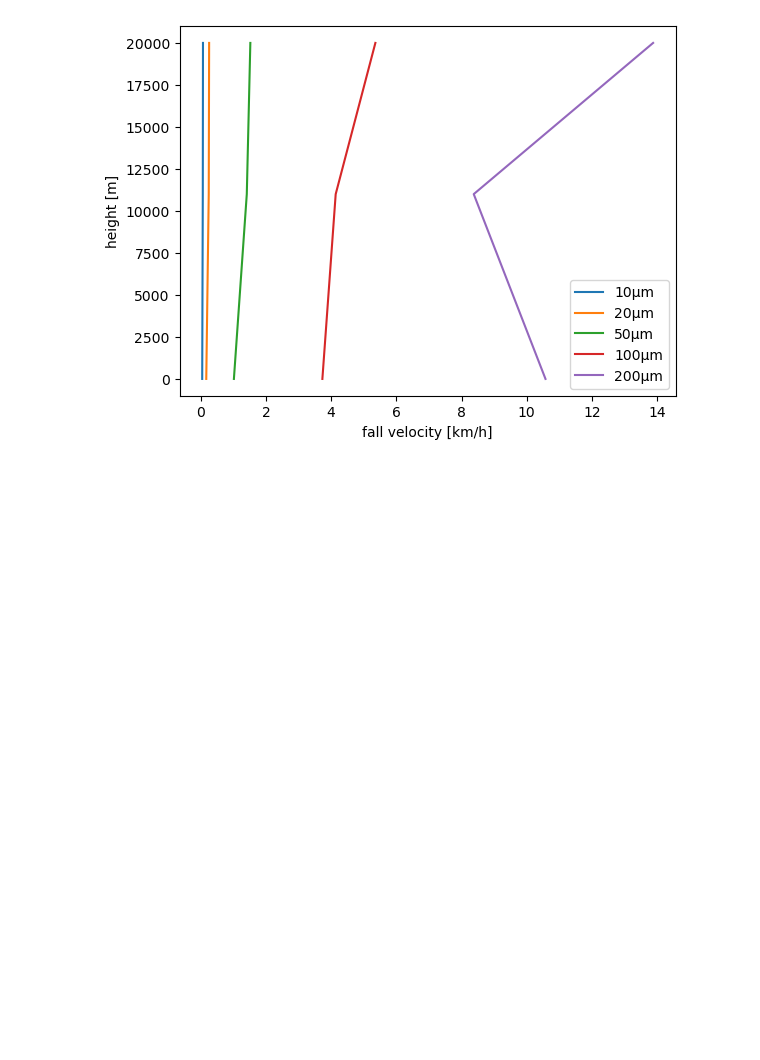
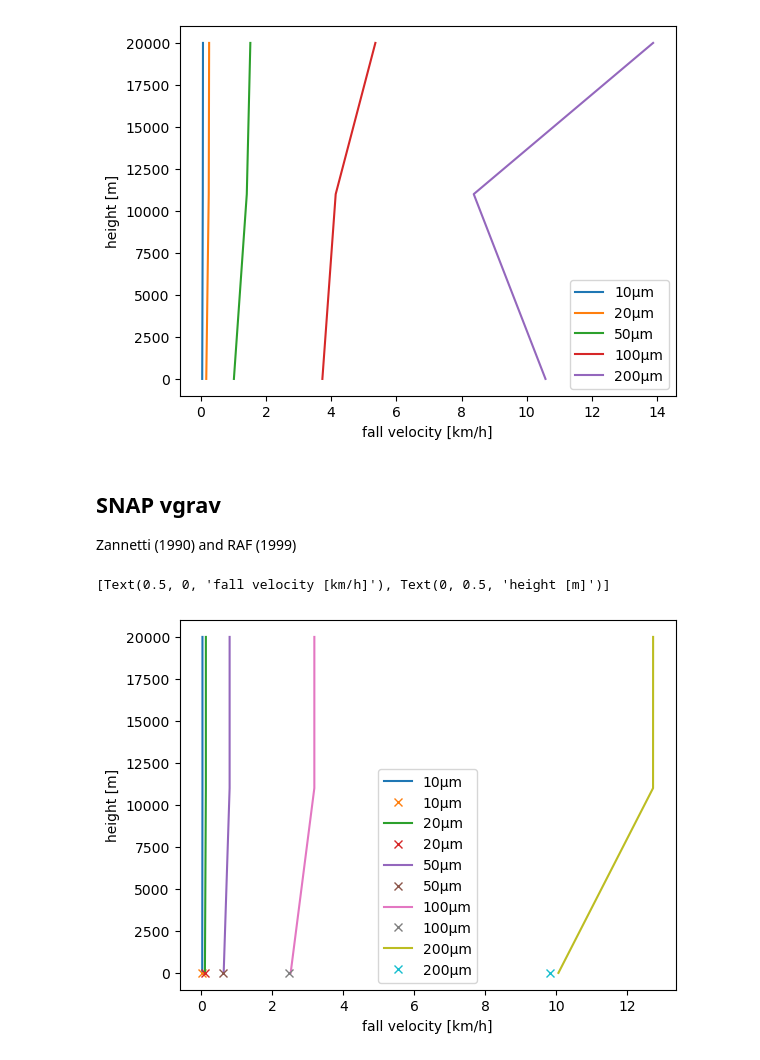
Before and after one commit to metno/snap, a Jupyter notebook: src/processes/grav_settling.ipynb, the cells around one changed output. Saved outputs shown, nothing was run; the diff lists cells and outputs as text; code cells hidden in the pictures; blank space fills up the shorter version.

Commit message:
snap grav settling

```diff
--- a/src/processes/grav_settling.ipynb
+++ b/src/processes/grav_settling.ipynb
@@ -13,7 +15,8 @@ def monodisperse_terminal_v(diameter,
 
     """
     Calculate monodisperese terminal fall velocity volcanic ash using equations
-    as used in Birthes paper from Zannetti (1990)
+    as used in Birthes paper from Zannetti (1990) + cunnigham slip factor + drag
+    coefficient for near spherical particles (F=0.8)
 
     inputs: diameter in [m]
             density_p [kg/m3]
@@ -52,15 +55,6 @@ def monodisperse_terminal_v(diameter,
     v_t = zdum * (1 + 1.257 * knut + 0.4 * np.exp(-1.1 / knut)) # m/s
 
     return v_t
-
-def grav_snap(diameter, density_p, pot_temp, pressure):
-    """
-    inputs: diameter in [m]
-            density_p [kg/m3]
-            pot_temp in [K];   array of mid-point pot. temperatures
-            pressure_mid [Pa]; array of mid-point pressure levels
-    """
-    pass
 # %%
 from matplotlib import pyplot as plt
 
@@ -83,3 +77,7 @@ ax.set(xlabel='fall velocity [km/h]', ylabel="height [m]")
 # %% [output]
 [Text(0.5, 0, 'fall velocity [km/h]'), Text(0, 0.5, 'height [m]')]
 [figure]
+# %% [markdown]
+## SNAP vgrav
+
+Zannetti (1990) and RAF (1999)
@@ -85,0 +148,16 @@ ax.set(xlabel='fall velocity [km/h]', ylabel="height [m]")
+# %%
+
+fig, ax = plt.subplots()
+for psize in [10, 20, 50, 100, 200]:
+    fall_velocities = grav_snap(psize*1e-6,
+                                2300,
+                                std_atmosphere["temperature"],
+                                std_atmosphere["pressure"])
+    ax.plot(fall_velocities*3.6, std_atmosphere["height"],label=f"{psize}µm")
+    rho_air = 1013.25*100/(287.4 * (15+273.15))
+    ax.plot(gravitational_settling(rho_air, psize*1e-6, 2300)*3.6, 0, 'x', label=f"{psize}µm")
+ax.legend()
+ax.set(xlabel='fall velocity [km/h]', ylabel="height [m]")
+# %% [output]
+[Text(0.5, 0, 'fall velocity [km/h]'), Text(0, 0.5, 'height [m]')]
+[figure, added]
```
Also changed, not shown: parts of 2 cells of this notebook.
